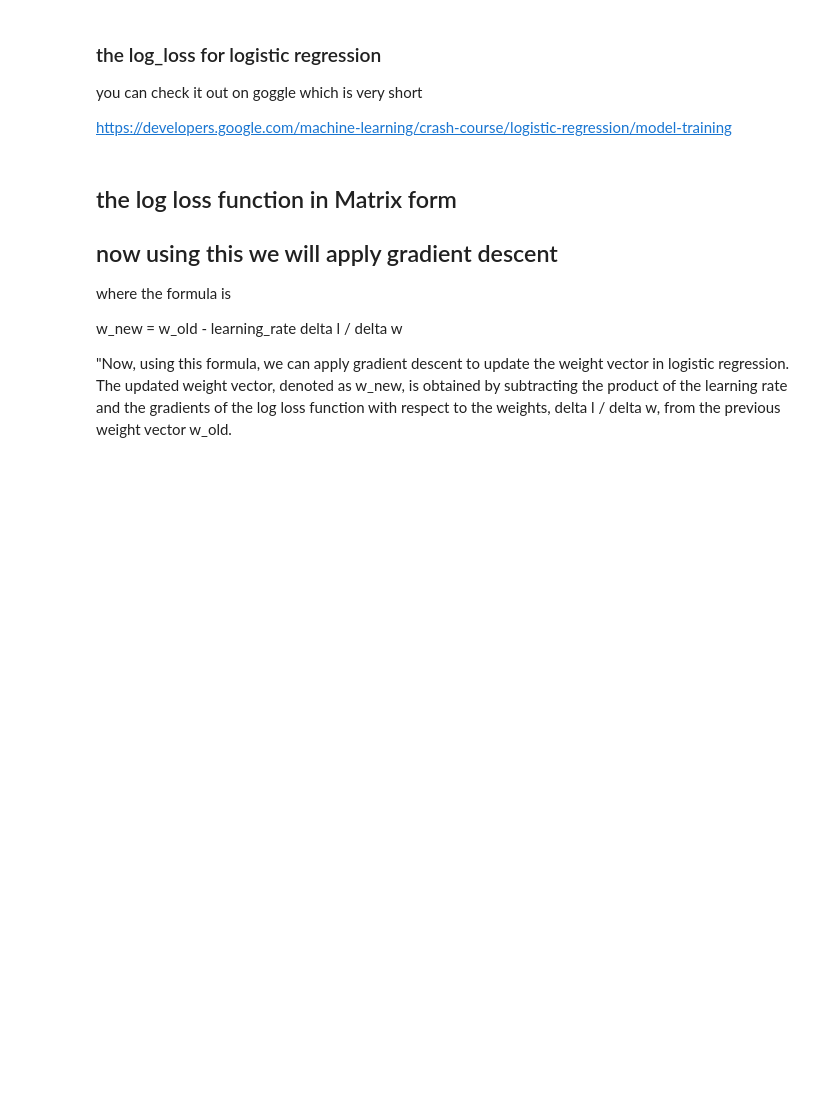
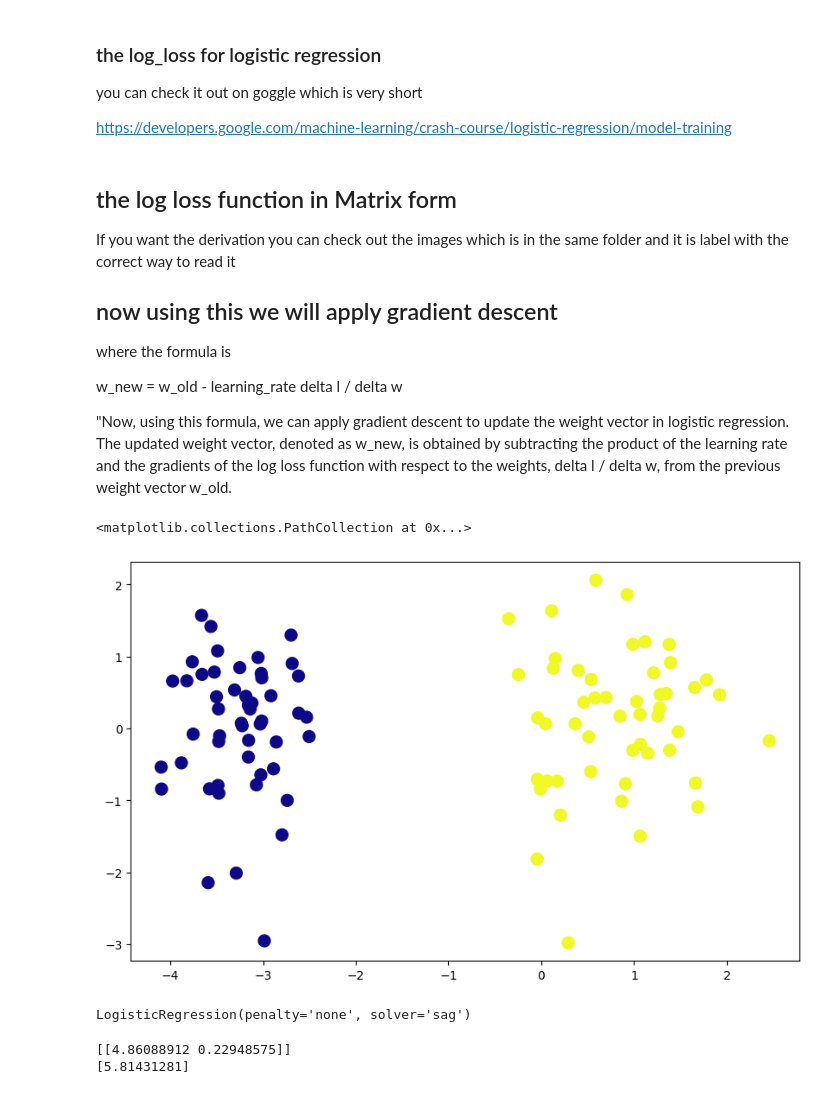
Before and after one commit to dame-cell/100daysofml, a Jupyter notebook: logistic regression/logistic gradient descent.ipynb, the cells around one changed output. Cells and saved outputs as stored; diff of their text form; code cells hidden in the pictures; blank space fills up the shorter version.

```diff
--- a/logistic regression/logistic gradient descent.ipynb
+++ b/logistic regression/logistic gradient descent.ipynb
@@ -73,8 +73,7 @@ https://developers.google.com/machine-learning/crash-course/logistic-regression/
 # %% [markdown]
 ## the log loss function in Matrix form
 
-
-
+If you want the derivation you can check out the images which is in the same folder and it is label with the correct way to read it
 
 ## now using this we will apply gradient descent
 
@@ -88,0 +86,36 @@ n
+# %%
+from sklearn.datasets import make_classification
+
+x, y = make_classification(n_samples=100, n_features=2, n_informative=1,n_redundant=0,
+                           n_classes=2, n_clusters_per_class=1, random_state=41,hypercube=False,class_sep=20)
+# %%
+
+
+plt.figure(figsize=(10,6))
+plt.scatter(x[:,0],x[:,1],c=y,cmap='plasma',s=100)
+
+# the target columns or y is 1 or 0  here yellow is 1 and blue is zero
+# %% [output]
+<matplotlib.collections.PathCollection at 0x...>
+[figure, added]
+# %%
+from sklearn.linear_model import LogisticRegression
+
+model = LogisticRegression(penalty="none" , solver="sag")
+model.fit(x , y)
+
+# penalty refers to rugualrization
+
+# the parameter "solver" in the LogisticRegression constructor refers to
+#the algorithm used to optimize the logistic regression
+#model's parameters during the training process.
+# It determines how the model finds the optimal values for the coefficients (weights)
+#that define the decision boundary.
+# %% [output]
+LogisticRegression(penalty='none', solver='sag')
+# %%
+print(model.coef_)
+print(model.intercept_)
+# %% [output]
+[[4.86088912 0.22948575]]
+[5.81431281]
```
Also changed, not shown: parts of 10 cells of this notebook.
